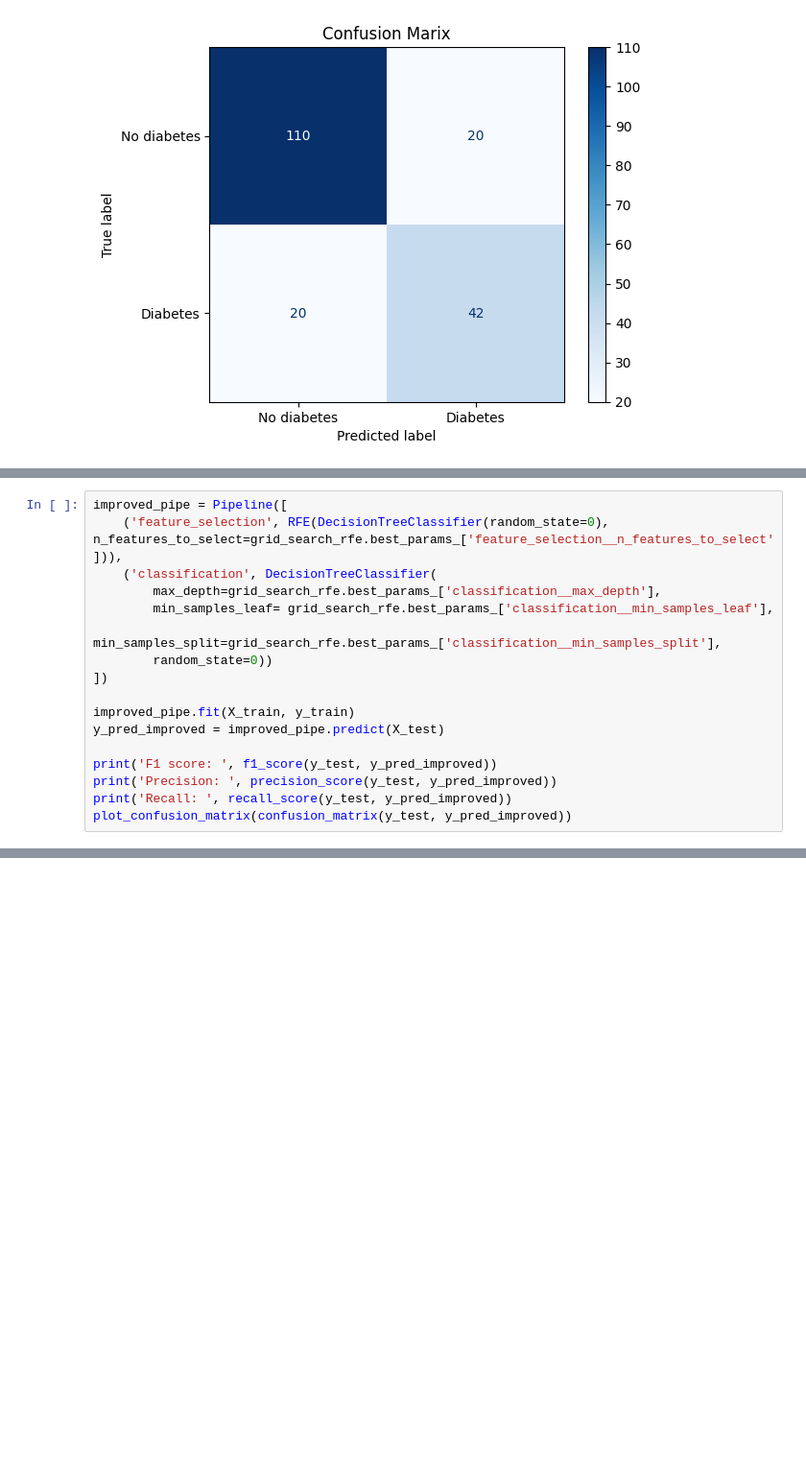
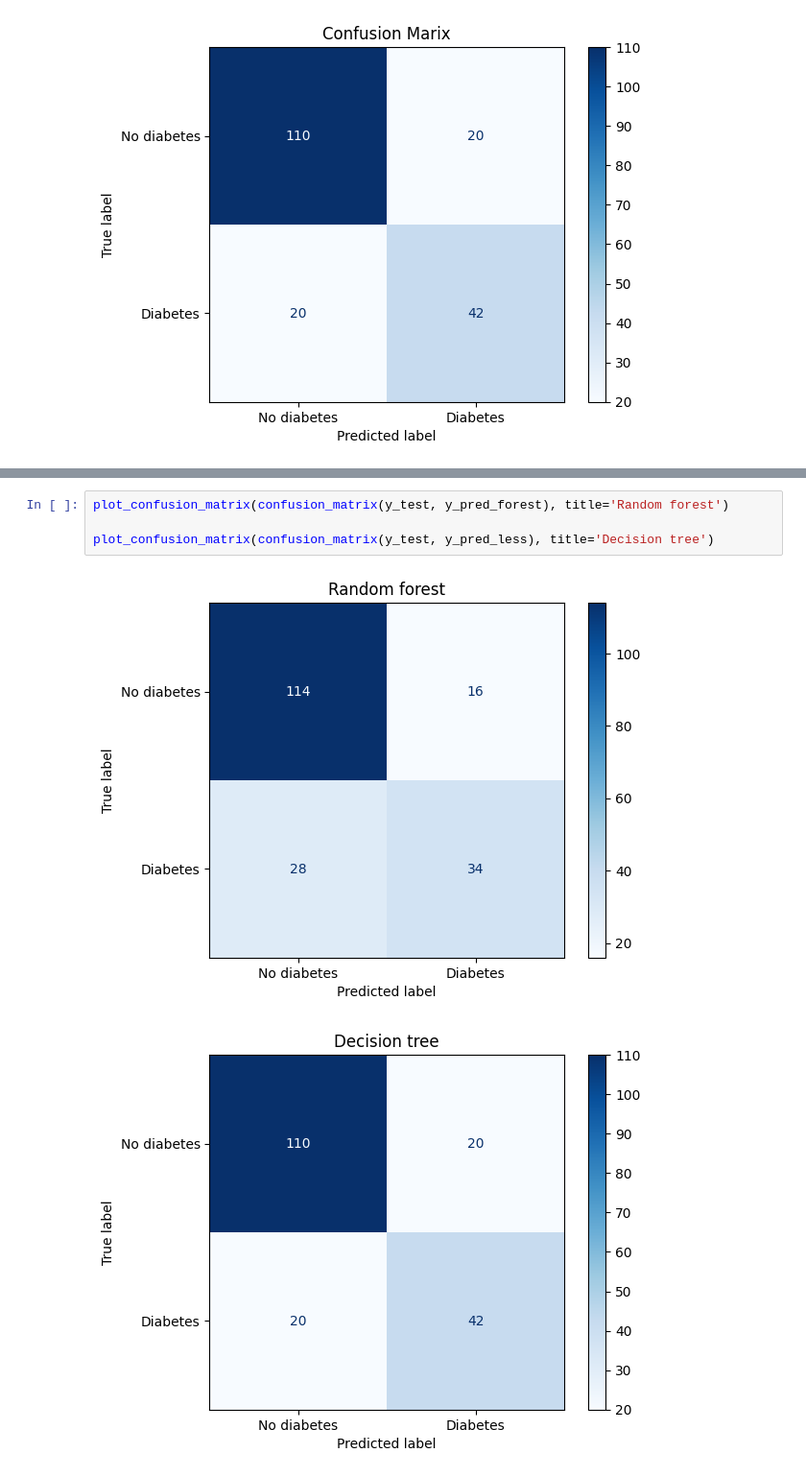
Before and after one commit to Timo4D/MachineLearning-SoSe2024, a Jupyter notebook: final_tree.ipynb, the cells around one changed output, grey strips where cells are left out. Shown at 96% size. Drawn from its saved outputs; the diff is of its cells as text; blank space fills up the shorter version.

```diff
--- a/final_tree.ipynb
+++ b/final_tree.ipynb
@@ -354,17 +286,0 @@ grid_search_rfe.best_params_
-# %%
-improved_pipe = Pipeline([
-    ('feature_selection', RFE(DecisionTreeClassifier(random_state=0), n_features_to_select=grid_search_rfe.best_params_['feature_selection__n_features_to_select'])),
-    ('classification', DecisionTreeClassifier(
-        max_depth=grid_search_rfe.best_params_['classification__max_depth'],
-        min_samples_leaf= grid_search_rfe.best_params_['classification__min_samples_leaf'],
-        min_samples_split=grid_search_rfe.best_params_['classification__min_samples_split'],
-        random_state=0))
-])
-
-improved_pipe.fit(X_train, y_train)
-y_pred_improved = improved_pipe.predict(X_test)
-
-print('F1 score: ', f1_score(y_test, y_pred_improved))
-print('Precision: ', precision_score(y_test, y_pred_improved))
-print('Recall: ', recall_score(y_test, y_pred_improved))
-plot_confusion_matrix(confusion_matrix(y_test, y_pred_improved))
@@ -423,0 +333,7 @@ plt.show()
+# %%
+plot_confusion_matrix(confusion_matrix(y_test, y_pred_forest), title='Random forest')
+
+plot_confusion_matrix(confusion_matrix(y_test, y_pred_less), title='Decision tree')
+# %% [output]
+[figure, added]
+[figure, added]
```
Also changed, not shown: parts of 20 cells of this notebook, 1 other file.
